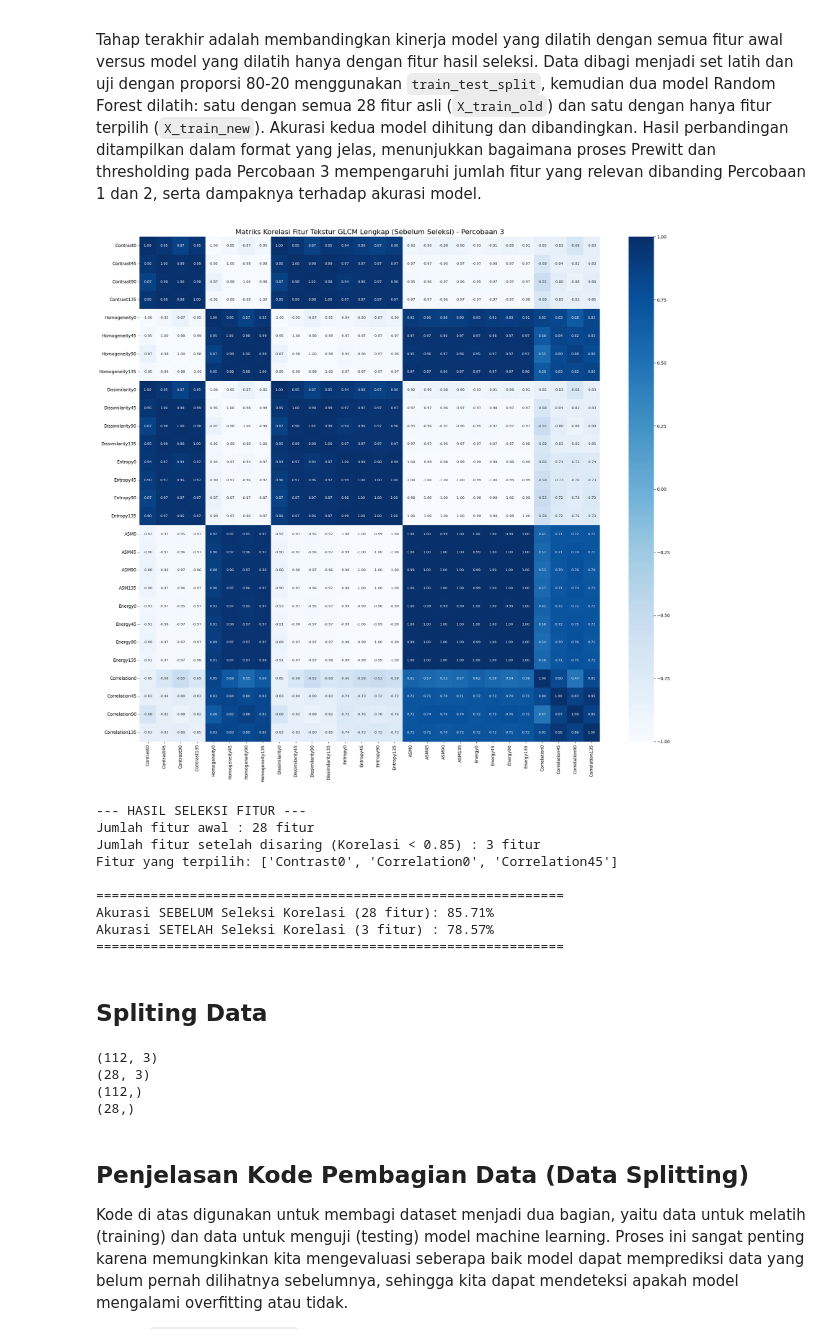
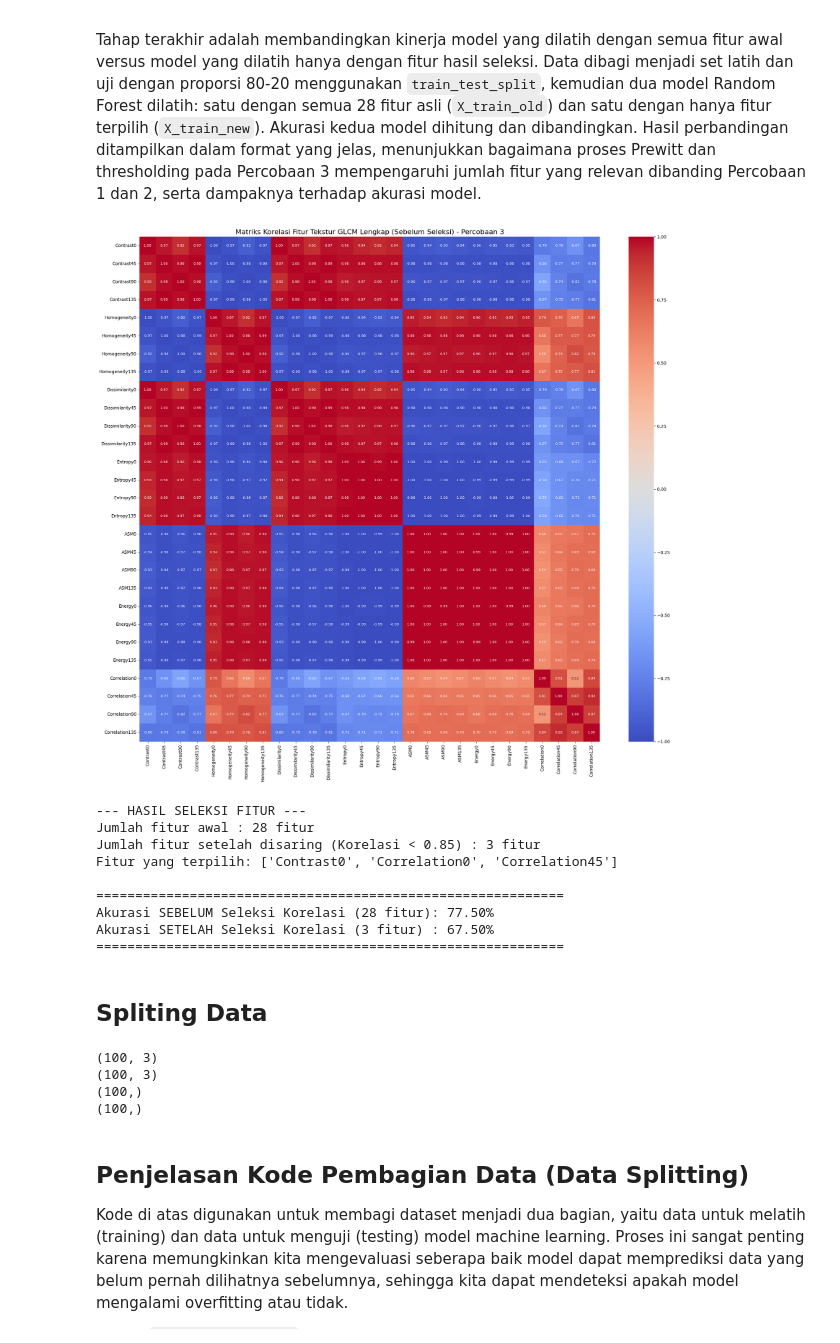
Before and after one commit to RifdahAsyliyah/ProjectPCDKelompok33Gacorrr, a Jupyter notebook: percobaan3.ipynb, the cells around one changed output. Saved outputs shown, nothing was run; the diff lists cells and outputs as text; code cells hidden in the pictures.

```diff
--- a/percobaan3.ipynb
+++ b/percobaan3.ipynb
@@ -188,8 +253,9 @@ def percobaan3(img):
 
     smoothing = convolution(sharpening, kernelSmoothing)
     smoothing = np.clip(smoothing, 0, 255).astype(np.uint8)
+    mode3x3 = filter(smoothing, 3, 'modus')
 
-    edge = prewitt(smoothing)
+    edge = prewitt(mode3x3)
     hasil = thresholding(edge, 50)
     return hasil
 
@@ -508,7 +574,7 @@ Tahap terakhir adalah membandingkan kinerja model yang dilatih dengan semua fitu
 correlation = hasilEkstrak.drop(columns=['Label', 'Filename']).corr()
 
 plt.figure(figsize=(20, 18))
-sns.heatmap(correlation, annot=True, cmap='Blues', fmt=".2f", cbar=True, annot_kws={"size": 8})
+sns.heatmap(correlation, annot=True, cmap='coolwarm', fmt=".2f", cbar=True, annot_kws={"size": 8})
 plt.title("Matriks Korelasi Fitur Tekstur GLCM Lengkap (Sebelum Seleksi) - Percobaan 3", fontsize=16)
 plt.tight_layout()
 plt.show()
@@ -526,42 +592,42 @@ select = hasilEkstrak.drop(columns=['Label', 'Filename']).columns[columns_mask]
 
 x_new = hasilEkstrak[select]
 y = hasilEkstrak['Label']
 
 print(f"--- HASIL SELEKSI FITUR ---")
 print(f"Jumlah fitur awal : {correlation.shape[0]} fitur")
 print(f"Jumlah fitur setelah disaring (Korelasi < {threshold}) : {x_new.shape[1]} fitur")
 print(f"Fitur yang terpilih: {list(select)}\n")
 
 # Split data menggunakan fitur awal vs fitur baru
 X_train_old, X_test_old, y_train, y_test = train_test_split(
     hasilEkstrak.drop(columns=['Label', 'Filename']), y, test_size=0.2, random_state=42
 )
 X_train_new, X_test_new, _, _ = train_test_split(x_new, y, test_size=0.2, random_state=42)
 
 # Model dengan fitur awal
 model_old = RandomForestClassifier(random_state=42)
 model_old.fit(X_train_old, y_train)
 acc_old = accuracy_score(y_test, model_old.predict(X_test_old))
 
 # Model dengan fitur hasil seleksi
 model_new = RandomForestClassifier(random_state=42)
 model_new.fit(X_train_new, y_train)
 acc_new = accuracy_score(y_test, model_new.predict(X_test_new))
 
 print("="*60)
 print(f"Akurasi SEBELUM Seleksi Korelasi ({correlation.shape[0]} fitur): {acc_old * 100:.2f}%")
 print(f"Akurasi SETELAH Seleksi Korelasi ({x_new.shape[1]} fitur) : {acc_new * 100:.2f}%")
 print("="*60)
 # %% [output]
-[figure, old version]
+[figure, new version]
 --- HASIL SELEKSI FITUR ---
 Jumlah fitur awal : 28 fitur
 Jumlah fitur setelah disaring (Korelasi < 0.85) : 3 fitur
 Fitur yang terpilih: ['Contrast0', 'Correlation0', 'Correlation45']
 
 ============================================================
-Akurasi SEBELUM Seleksi Korelasi (28 fitur): 85.71%
-Akurasi SETELAH Seleksi Korelasi (3 fitur) : 78.57%
+Akurasi SEBELUM Seleksi Korelasi (28 fitur): 77.50%
+Akurasi SETELAH Seleksi Korelasi (3 fitur) : 67.50%
 ============================================================
 # %% [markdown]
 ## Spliting Data
@@ -569,16 +635,16 @@ Akurasi SETELAH Seleksi Korelasi (3 fitur) : 78.57%
 # ubah bagian test_size sesuai kebutuhan
 # 0.3 = 30% data untuk testing (train/test 70/30)
 # 0.2 = 20% data untuk testing (train/test 80/20)
-X_train, X_test, y_train, y_test = train_test_split(x_new, y, test_size=0.2, random_state=42)
+X_train, X_test, y_train, y_test = train_test_split(x_new, y, test_size=0.5, random_state=42)
 print(X_train.shape)
 print(X_test.shape)
 print(y_train.shape)
 print(y_test.shape)
 # %% [output]
-(112, 3)
-(28, 3)
-(112,)
-(28,)
+(100, 3)
+(100, 3)
+(100,)
+(100,)
 # %% [markdown]
 ## Penjelasan Kode Pembagian Data (Data Splitting)
 
```
Also changed, not shown: parts of 9 cells of this notebook, 5 other files.
